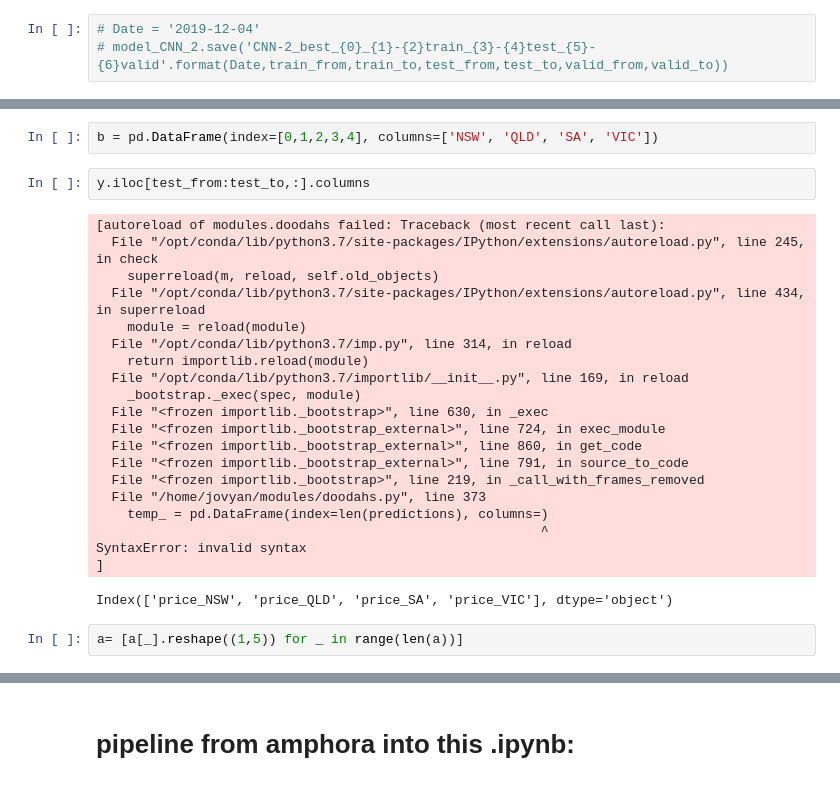
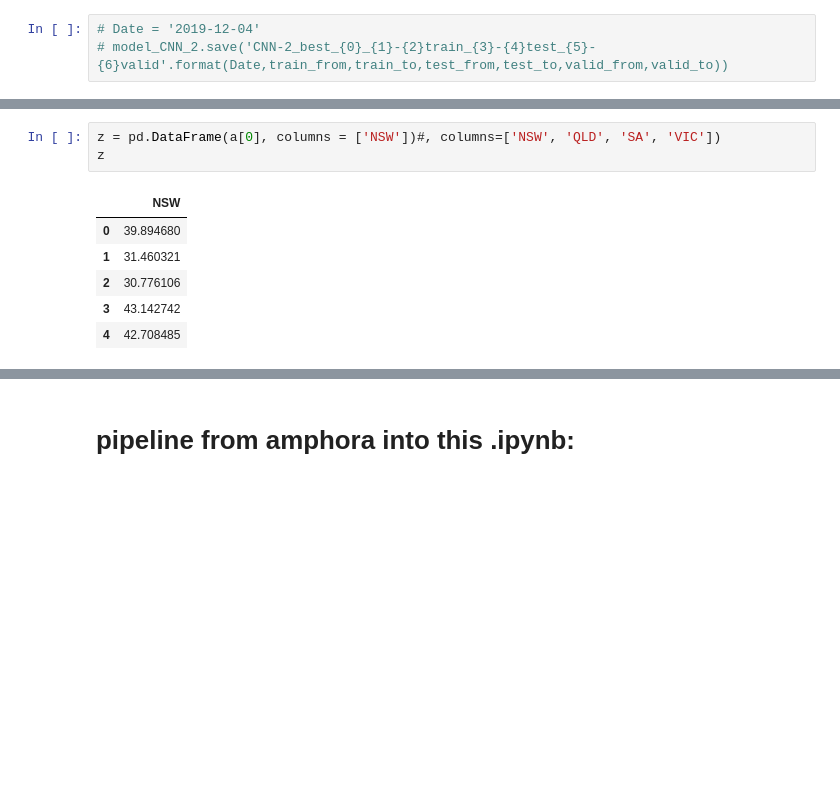
Before and after one commit to xtellurian/amphoradata-ElectricityForecast, a Jupyter notebook: Amphora-ElectricityPrice_v2.ipynb, the cells around one changed output, grey strips where cells are left out. Drawn from its saved outputs; the diff is of its cells as text; blank space fills up the shorter version.

```diff
--- a/Amphora-ElectricityPrice_v2.ipynb
+++ b/Amphora-ElectricityPrice_v2.ipynb
@@ -536,27 +541,10 @@ a
 # %%
-b = pd.DataFrame(index=[0,1,2,3,4], columns=['NSW', 'QLD', 'SA', 'VIC'])
+z = pd.DataFrame(a[0], columns = ['NSW'])#, columns=['NSW', 'QLD', 'SA', 'VIC'])
+z
+# %% [output]
+|  | NSW |
+| 0 | 39.894680 |
+| 1 | 31.460321 |
+| 2 | 30.776106 |
+| 3 | 43.142742 |
+| 4 | 42.708485 |
-# %%
-y.iloc[test_from:test_to,:].columns
-# %% [output]
-[autoreload of modules.doodahs failed: Traceback (most recent call last):
-  File "/opt/conda/lib/python3.7/site-packages/IPython/extensions/autoreload.py", line 245, in check
-    superreload(m, reload, self.old_objects)
-  File "/opt/conda/lib/python3.7/site-packages/IPython/extensions/autoreload.py", line 434, in superreload
-    module = reload(module)
-  File "/opt/conda/lib/python3.7/imp.py", line 314, in reload
-    return importlib.reload(module)
-  File "/opt/conda/lib/python3.7/importlib/__init__.py", line 169, in reload
-    _bootstrap._exec(spec, module)
-  File "<frozen importlib._bootstrap>", line 630, in _exec
-  File "<frozen importlib._bootstrap_external>", line 724, in exec_module
-  File "<frozen importlib._bootstrap_external>", line 860, in get_code
-  File "<frozen importlib._bootstrap_external>", line 791, in source_to_code
-  File "<frozen importlib._bootstrap>", line 219, in _call_with_frames_removed
-  File "/home/jovyan/modules/doodahs.py", line 373
-    temp_ = pd.DataFrame(index=len(predictions), columns=)
-                                                         ^
-SyntaxError: invalid syntax
-]
-Index(['price_NSW', 'price_QLD', 'price_SA', 'price_VIC'], dtype='object')
-# %%
-a= [a[_].reshape((1,5)) for _ in range(len(a))]
```
Also changed, not shown: parts of 29 cells of this notebook, 2 other files.
